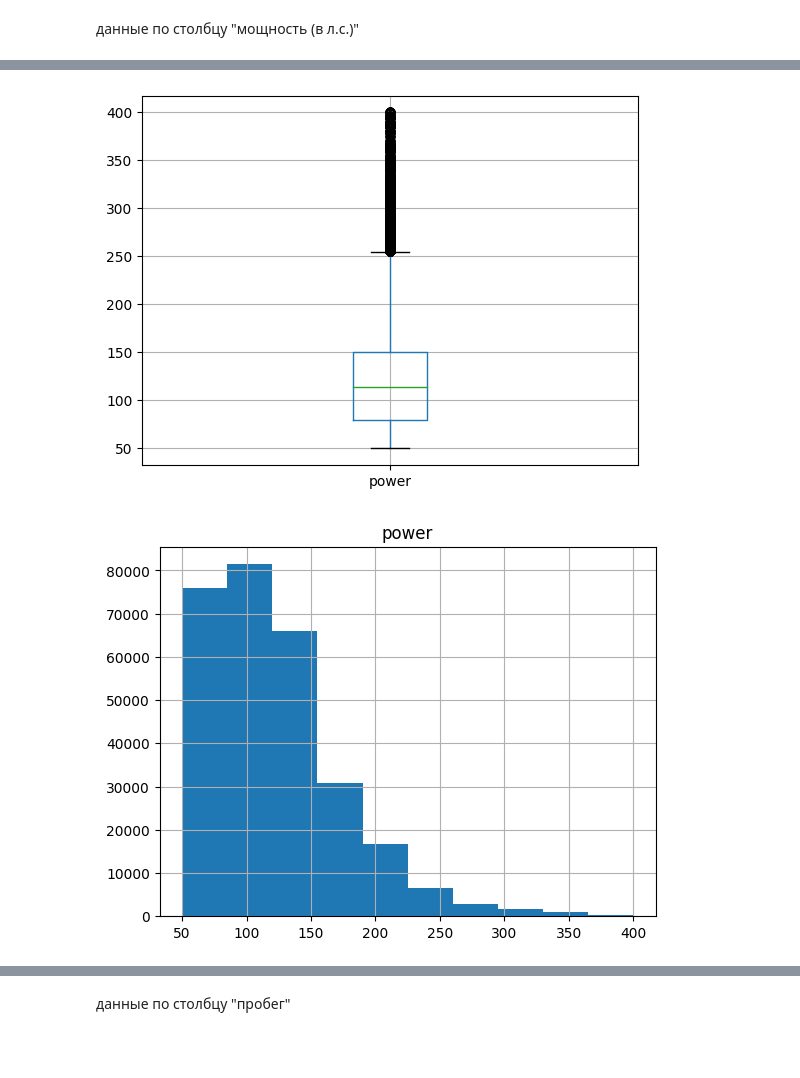
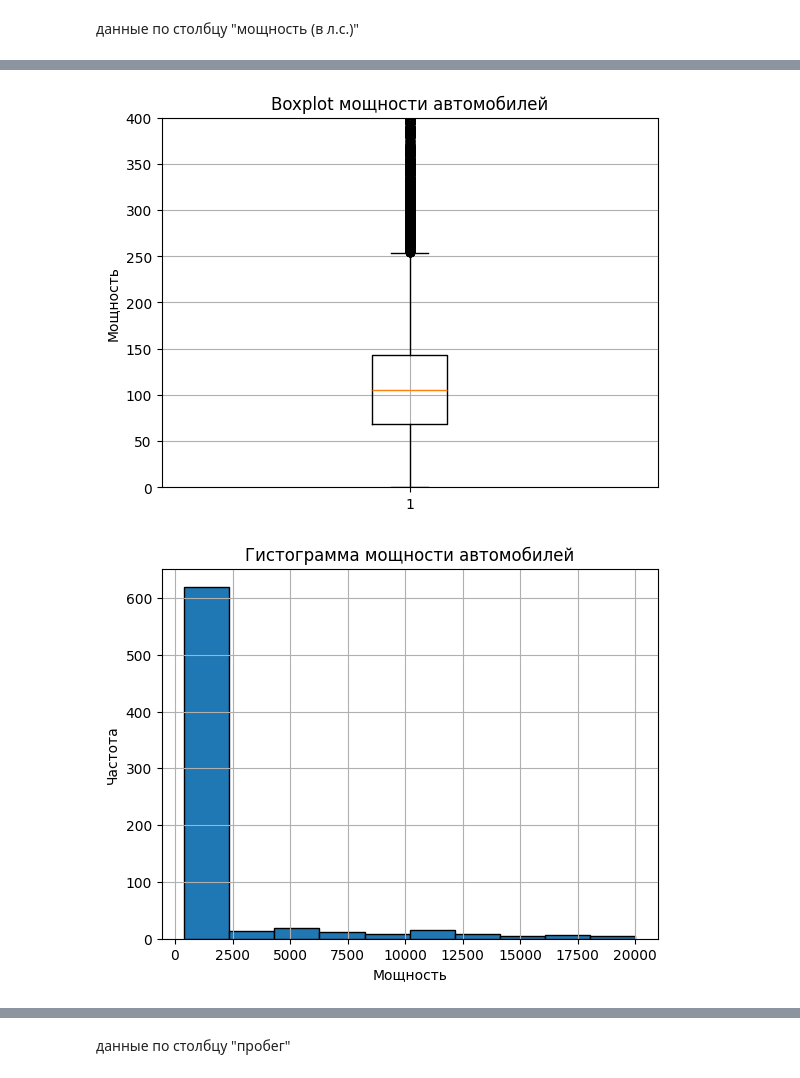
Before and after one commit to samurai921/task_sklearn, a Jupyter notebook: task_2/task_2.ipynb, the cells around one changed output, grey strips where cells are left out. Cells and saved outputs as stored; diff of their text form; code cells hidden in the pictures; blank space fills up the shorter version.

```diff
--- a/task_2/task_2.ipynb
+++ b/task_2/task_2.ipynb
@@ -274,0 +295,19 @@ def normal_power(num):
+# %%
+# Boxplot для столбца 'power'
+plt.boxplot(df['power'])
+plt.grid()
+plt.ylim(0, 400)
+plt.title('Boxplot мощности автомобилей')
+plt.ylabel('Мощность')
+plt.show()
+
+# Гистограмма для столбца 'power'
+plt.hist(df['power'], range=(400, df['power'].max()), bins=10, edgecolor='black')
+plt.grid()
+plt.title('Гистограмма мощности автомобилей')
+plt.xlabel('Мощность')
+plt.ylabel('Частота')
+plt.show()
+# %% [output]
+[figure, added]
+[figure, added]
@@ -277,9 +323 @@ df['power'] = df['power'].apply(normal_power).astype(int)
 df = df.query('50 <= power <= 400').reset_index(drop=True)
-# %%
-df.boxplot(column='power')
-plt.show()
-df.hist(column='power')
-plt.show()
-# %% [output]
-[figure, removed]
-[figure, removed]
```
Also changed, not shown: parts of 47 cells of this notebook.
